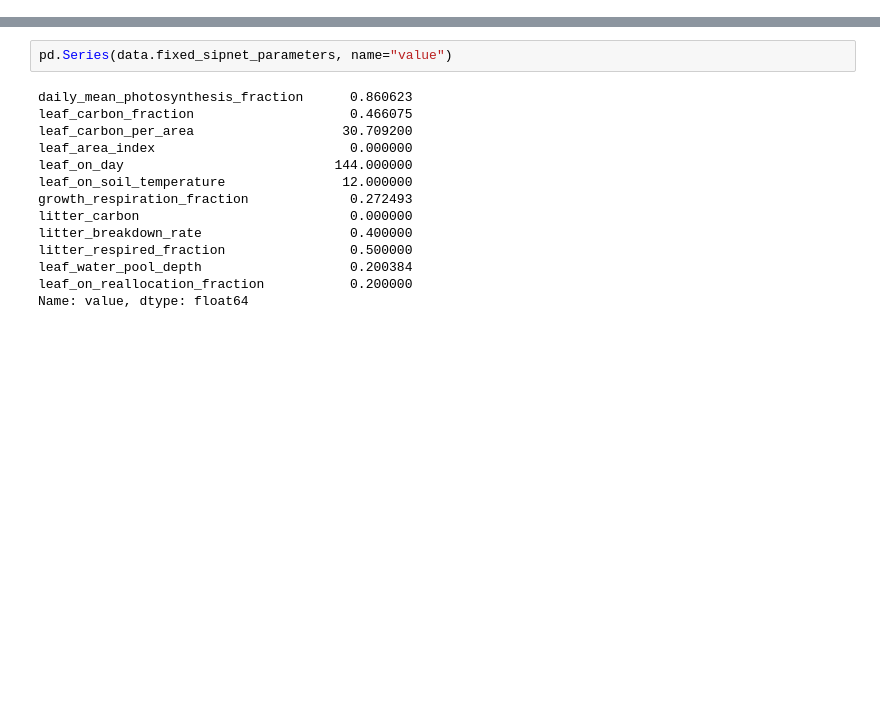
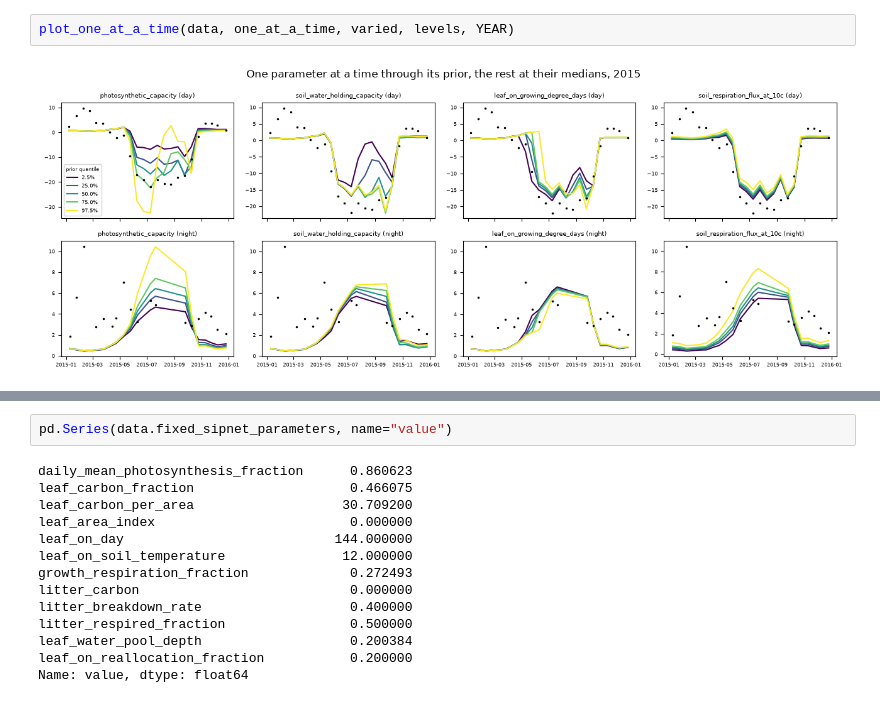
Before and after one commit to arob5/lsm-active-subspace, a Jupyter notebook: notebooks/main_inverse_problem.ipynb, the cells around one changed output, grey strips where cells are left out. Saved outputs shown, nothing was run; the diff lists cells and outputs as text; blank space fills up the shorter version.

```diff
--- a/notebooks/main_inverse_problem.ipynb
+++ b/notebooks/main_inverse_problem.ipynb
@@ -185,0 +496,4 @@ the reason for each.
+# %%
+plot_one_at_a_time(data, one_at_a_time, varied, levels, YEAR)
+# %% [output]
+[figure, added]
```
Also changed, not shown: parts of 175 cells of this notebook, 2 other files.
